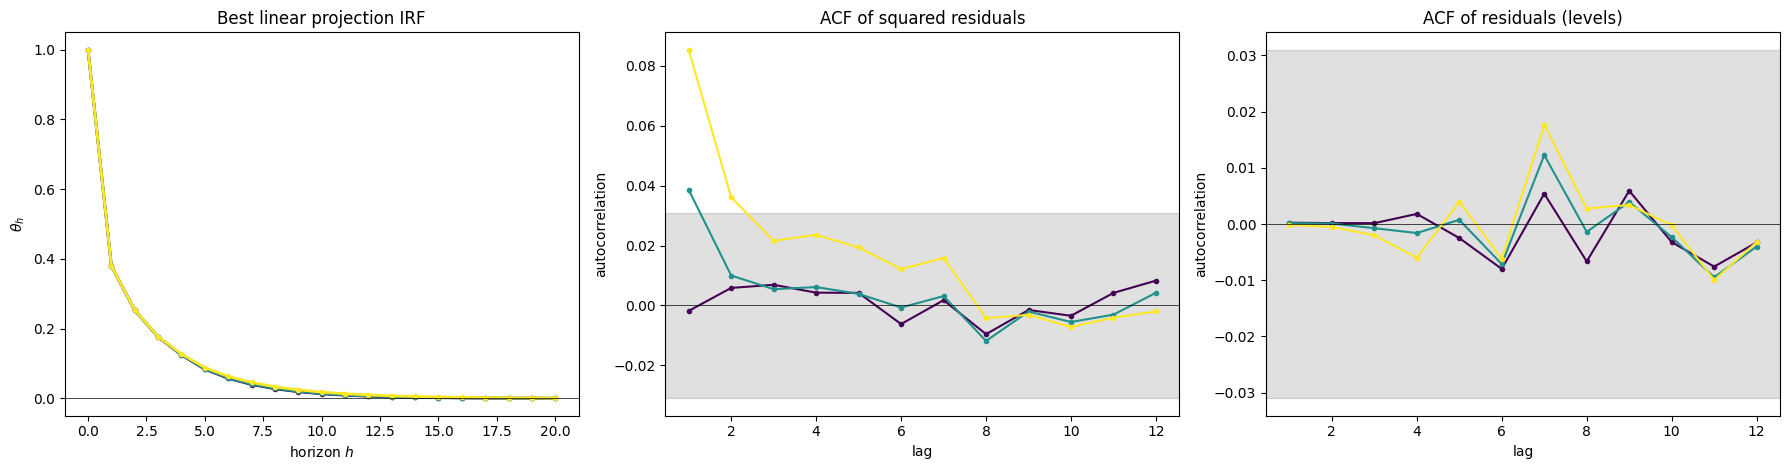
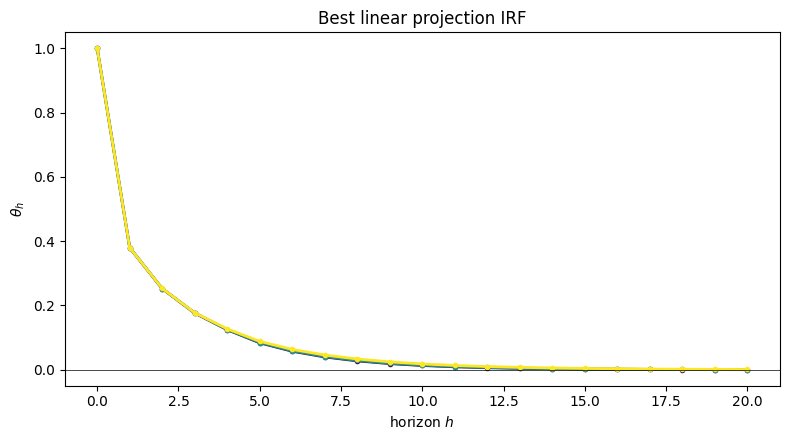
The notebook cell's code change between the first figure and the second:
--- before
+++ after
@@ -1,48 +1,12 @@
-fig, axes = plt.subplots(1, 3, figsize=(18, 4.8))
-
-# (a) near-invariant linear estimand
-ax = axes[0]
+# True structural IRFs (no estimation): the best linear-projection estimand for each gamma.
+# The centred quadratic is ~orthogonal to the linear lag space, so the point estimand is
+# almost gamma-invariant; the misspecification surfaces only in the residual second moment.
+fig, ax = plt.subplots(figsize=(8, 4.5))
 for g in GAMMAS:
     lab = "γ=0 (baseline)" if g == 0 else f"γ={g}"
     ax.plot(hgrid, TRUTH0[g], "o-", lw=2.0, ms=3, color=cg[g], label=lab)
 ax.axhline(0, color="k", lw=0.5)
-ax.set_title(f"Best linear projection IRF")
+ax.set_title("Best linear projection IRF")
 ax.set_xlabel("horizon $h$"); ax.set_ylabel(r"$\theta_h$")
-
-# (b) & (c) residual diagnostics on the same paths: squares cluster (conditional heteroskedasticity),
-#           levels stay white (linear conditional mean is captured)
-def _acf(x, L=12):
-    x = x - x.mean(); v = x @ x
-    return np.array([1.0] + [(x[l:] @ x[:-l]) / v for l in range(1, L + 1)])
-for g in GAMMAS:
-    acf_sq, acf_lvl = [], []
-    for s in np.random.SeedSequence(SEED).spawn(64):           # oversample: metastable paths are dropped below
-        y = simulate_quad_lag_var(DGPS[g], 4000, np.random.default_rng(s))
-        if not np.isfinite(y).all() or np.abs(y).max() > 1e6:  # drop divergent / mid-explosion paths;
-            continue                                           # finite-but-huge values overflow res**2 in the ACF
-        with np.errstate(all="ignore"):
-            _, _, res = fit_var_ols(y, P)
-        acf_sq.append(_acf(res[:, 1] ** 2, 12))                # squared eq-2 residual -> conditional variance
-        acf_lvl.append(_acf(res[:, 1], 12))                    # level   eq-2 residual -> should stay white
-        if len(acf_sq) >= 8:
-            break
-    lab = "γ=0 (baseline)" if g == 0 else f"γ={g}"
-    axes[1].plot(range(1, 13), np.nanmean(acf_sq, 0)[1:], "o-", ms=3, color=cg[g],   # lag 1..12 (lag 0 == 1)
-                 label=lab + f" (n={len(acf_sq)})")                                   # n = stationary paths kept
-    axes[2].plot(range(1, 13), np.nanmean(acf_lvl, 0)[1:], "o-", ms=3, color=cg[g],
-                 label=lab + f" (n={len(acf_lvl)})")
-
-# Significance band = Bartlett white-noise band. Null: the residual series is serially uncorrelated
-# (white). Under that null the sample ACF is asymptotically rho_hat_k ~ N(0, 1/N), so the two-sided
-# 95% band is 0 +/- 1.96/sqrt(N) (standard correlogram band; asymptotic, not a simulated process).
-# (b) squares break out of the band -> conditional heteroskedasticity; (c) levels stay inside the
-# band -> the linear conditional mean is captured, only the variance moves with gamma. N = series len.
-nb_acf = 4000 - P
-band = 1.96 / np.sqrt(nb_acf)
-for ax, ttl in ((axes[1], "ACF of squared residuals"), (axes[2], "ACF of residuals (levels)")):
-    ax.axhline(0, color="k", lw=0.5)
-    ax.axhspan(-band, band, color="black", alpha=0.12, label="95% white-noise band")
-    ax.set_title(ttl); ax.set_xlabel("lag"); ax.set_ylabel("autocorrelation")
-# fig.suptitle("Nonlinear-DGP: estimand fixed, residuals conditionally heteroskedastic", fontweight="bold")
 fig.tight_layout()
 plt.savefig(f"../../figures/NonLinear_DGP/NON_LIN_IRF_rho={RHO}.png")

Commit: split docs